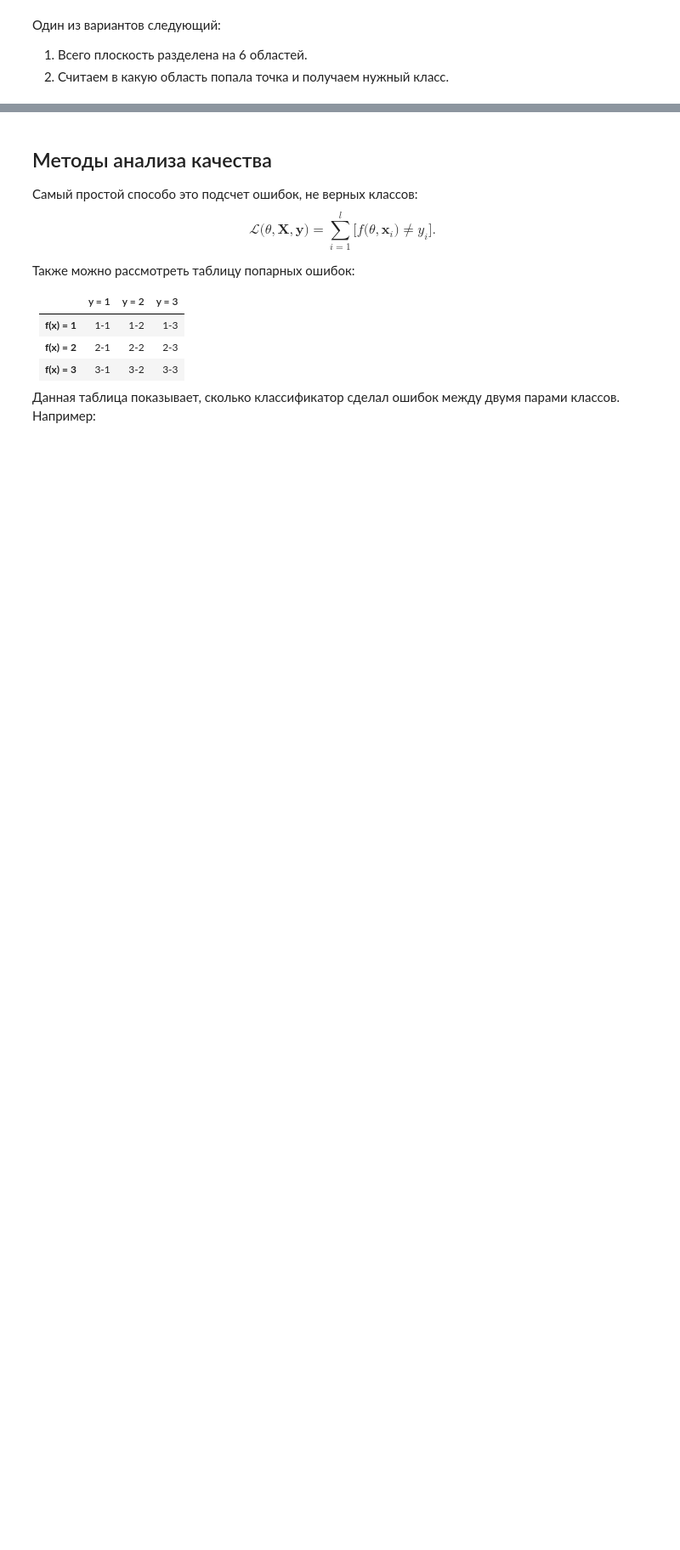
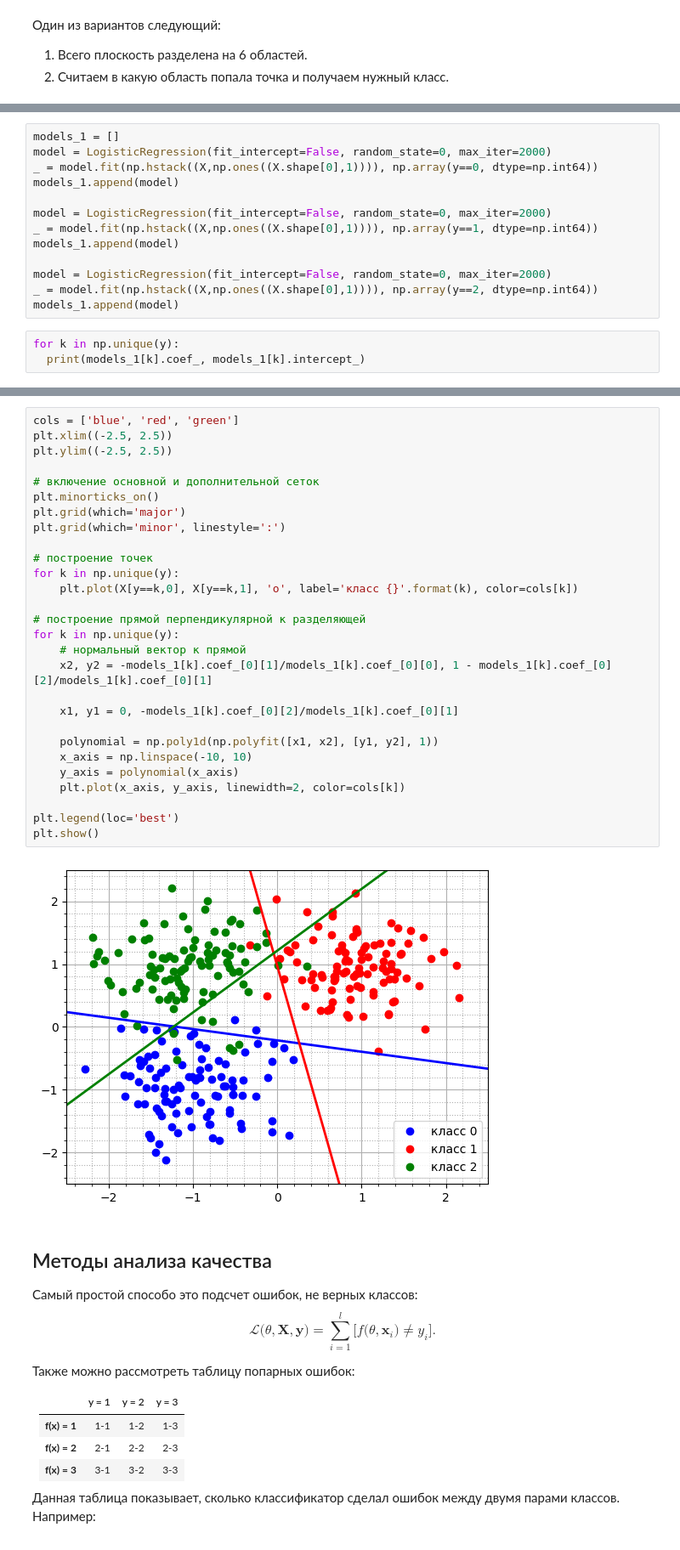
Before and after one commit to Evgeny8/MachineLearningSeminars, a Jupyter notebook: sem1/main.ipynb, the cells around one changed output, grey strips where cells are left out. Shown at 85% size. Cells and saved outputs as stored; diff of their text form; blank space fills up the shorter version.

```diff
--- a/sem1/main.ipynb
+++ b/sem1/main.ipynb
@@ -229,0 +247,16 @@ plt.show()
+# %%
+models_1 = []
+model = LogisticRegression(fit_intercept=False, random_state=0, max_iter=2000)
+_ = model.fit(np.hstack((X,np.ones((X.shape[0],1)))), np.array(y==0, dtype=np.int64))
+models_1.append(model)
+
+model = LogisticRegression(fit_intercept=False, random_state=0, max_iter=2000)
+_ = model.fit(np.hstack((X,np.ones((X.shape[0],1)))), np.array(y==1, dtype=np.int64))
+models_1.append(model)
+
+model = LogisticRegression(fit_intercept=False, random_state=0, max_iter=2000)
+_ = model.fit(np.hstack((X,np.ones((X.shape[0],1)))), np.array(y==2, dtype=np.int64))
+models_1.append(model)
+# %%
+for k in np.unique(y):
+  print(models_1[k].coef_, models_1[k].intercept_)
@@ -230,3 +267,33 @@ plt.show()
+# %%
+cols = ['blue', 'red', 'green']
+plt.xlim((-2.5, 2.5))
+plt.ylim((-2.5, 2.5))
+
+# включение основной и дополнительной сеток
+plt.minorticks_on()
+plt.grid(which='major')
+plt.grid(which='minor', linestyle=':')
+
+# построение точек
+for k in np.unique(y):
+    plt.plot(X[y==k,0], X[y==k,1], 'o', label='класс {}'.format(k), color=cols[k])
+
+# построение прямой перпендикулярной к разделяющей
+for k in np.unique(y):
+    # нормальный вектор к прямой
+    x2, y2 = -models_1[k].coef_[0][1]/models_1[k].coef_[0][0], 1 - models_1[k].coef_[0][2]/models_1[k].coef_[0][1]
+
+    x1, y1 = 0, -models_1[k].coef_[0][2]/models_1[k].coef_[0][1]
+
+    polynomial = np.poly1d(np.polyfit([x1, x2], [y1, y2], 1))
+    x_axis = np.linspace(-10, 10)
+    y_axis = polynomial(x_axis)
+    plt.plot(x_axis, y_axis, linewidth=2, color=cols[k])
+
+plt.legend(loc='best')
+plt.show()
+# %% [output]
+[figure, added]
 # %% [markdown]
 ## Методы анализа качества
 
```
Also changed, not shown: parts of 8 cells of this notebook.
